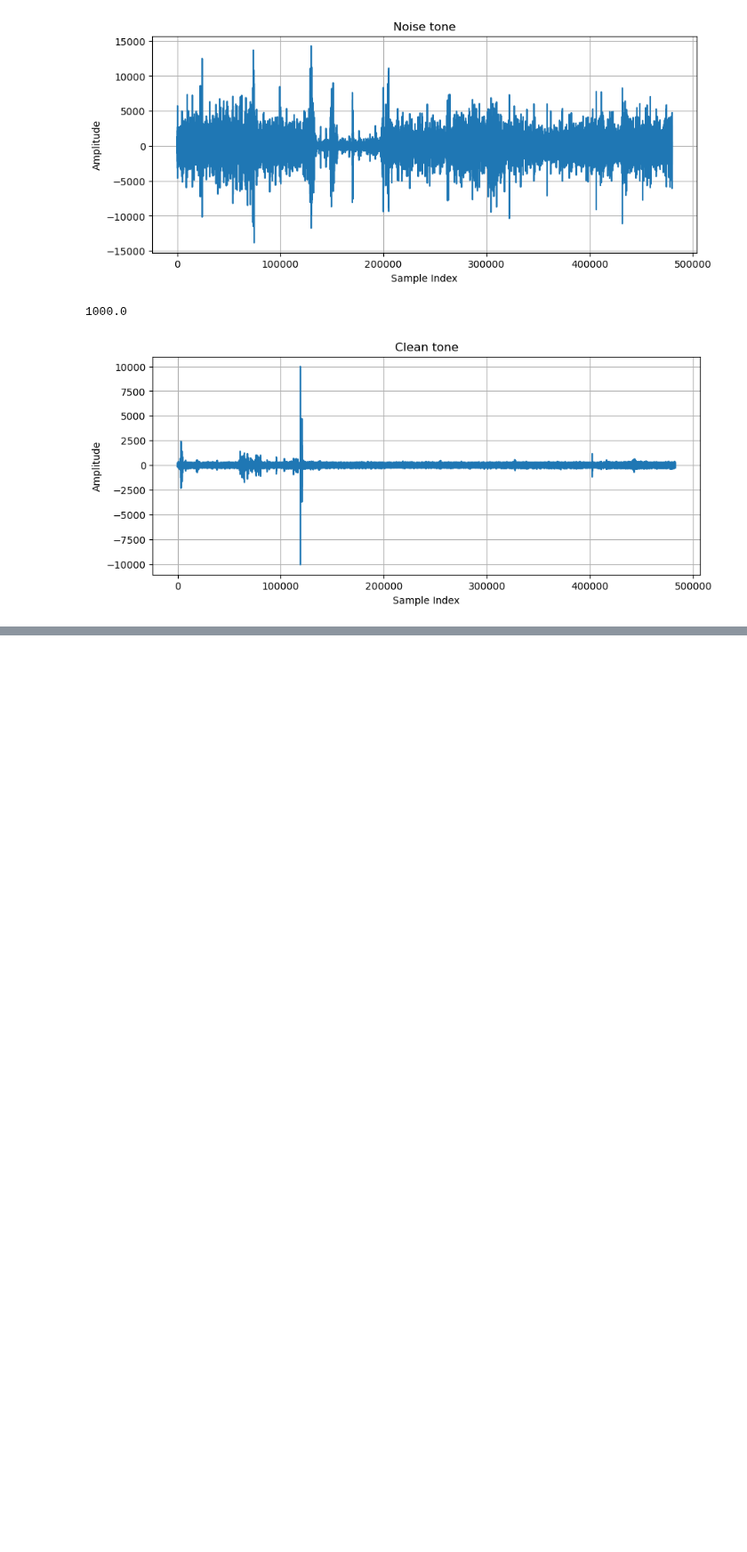
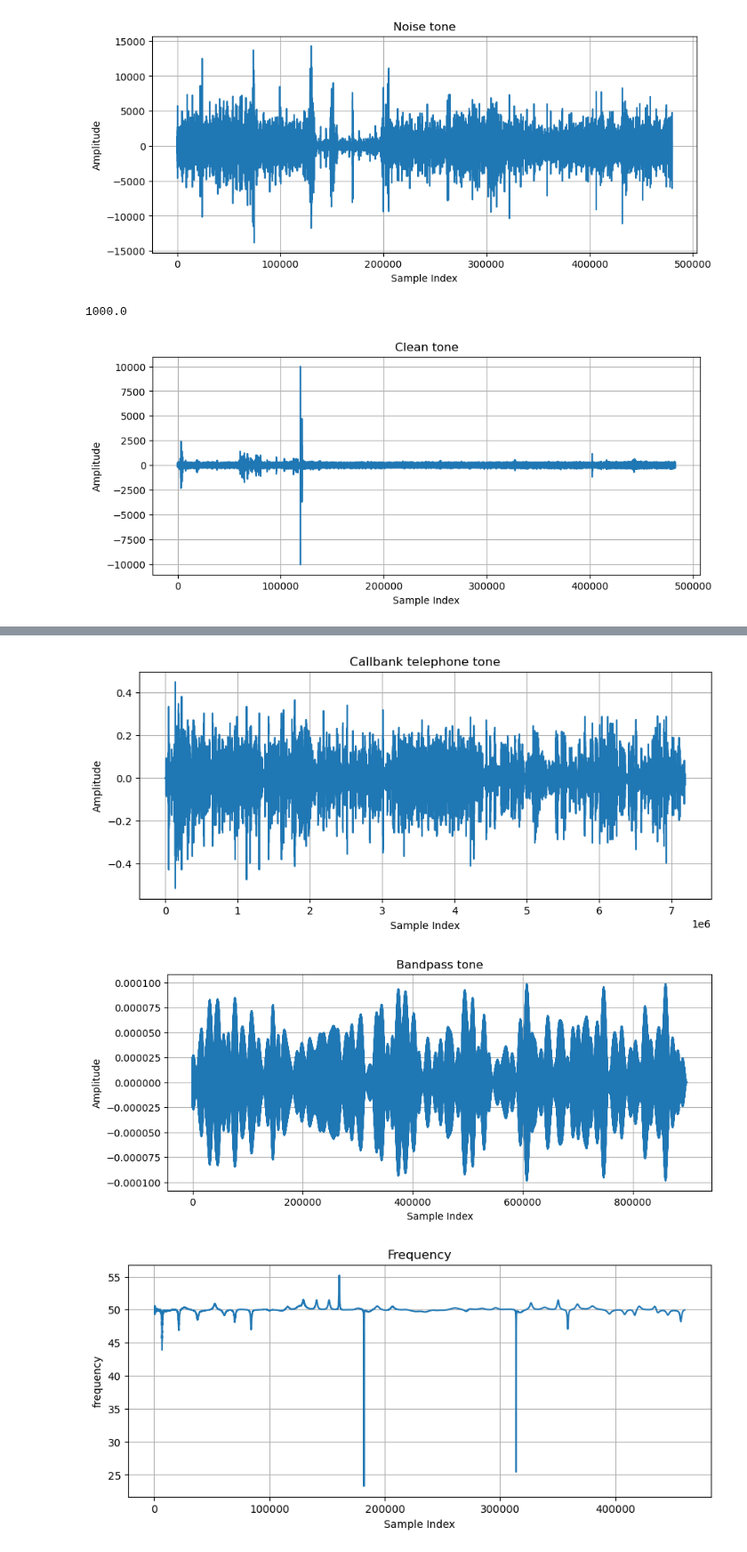
Before and after one commit to Licates/ENFify, a Jupyter notebook: notebooks/ENF_estimation_Zhao.ipynb, the cells around one changed output, grey strips where cells are left out. Shown at 89% size. Cells and saved outputs as stored; diff of their text form; code cells hidden in the pictures; blank space fills up the shorter version.

```diff
--- a/notebooks/ENF_estimation_Zhao.ipynb
+++ b/notebooks/ENF_estimation_Zhao.ipynb
@@ -111,0 +179,39 @@ plt.show()
+# %%
+noise_data, noise_fs = sf.read('Talkbank_data/1082.wav')
+noise_data = np.mean(noise_data, axis=1)
+n_noise = np.arange(len(noise_data))
+
+plt.figure(figsize=(10, 4))
+plt.plot(n_noise, noise_data)
+plt.title('Callbank telephone tone')
+plt.xlabel('Sample Index')
+plt.ylabel('Amplitude')
+plt.grid()
+plt.show()
+
+downsampled_noise = downsampling(noise_data, noise_fs, f_ds=1000)
+bandpass_noise = bandpass_filter(downsampled_noise, 49.5, 50.5, noise_fs, 3)
+n_noise = np.arange(len(bandpass_noise))
+
+plt.figure(figsize=(10, 4))
+plt.plot(n_noise, bandpass_noise)
+plt.title('Bandpass tone')
+plt.xlabel('Sample Index')
+plt.ylabel('Amplitude')
+plt.grid()
+plt.show()
+
+inst_freq_noise = instantaneous_freq(bandpass_noise, noise_fs)
+n_noise = np.arange(len(inst_freq_noise))
+
+plt.figure(figsize=(10, 4))
+plt.plot(n_noise[500:460000], inst_freq_noise[500:460000])
+plt.title('Frequency')
+plt.xlabel('Sample Index')
+plt.ylabel('frequency')
+plt.grid()
+plt.show()
+# %% [output]
+[figure, added]
+[figure, added]
+[figure, added]
```
Also changed, not shown: parts of 5 cells of this notebook, 5 other files.
